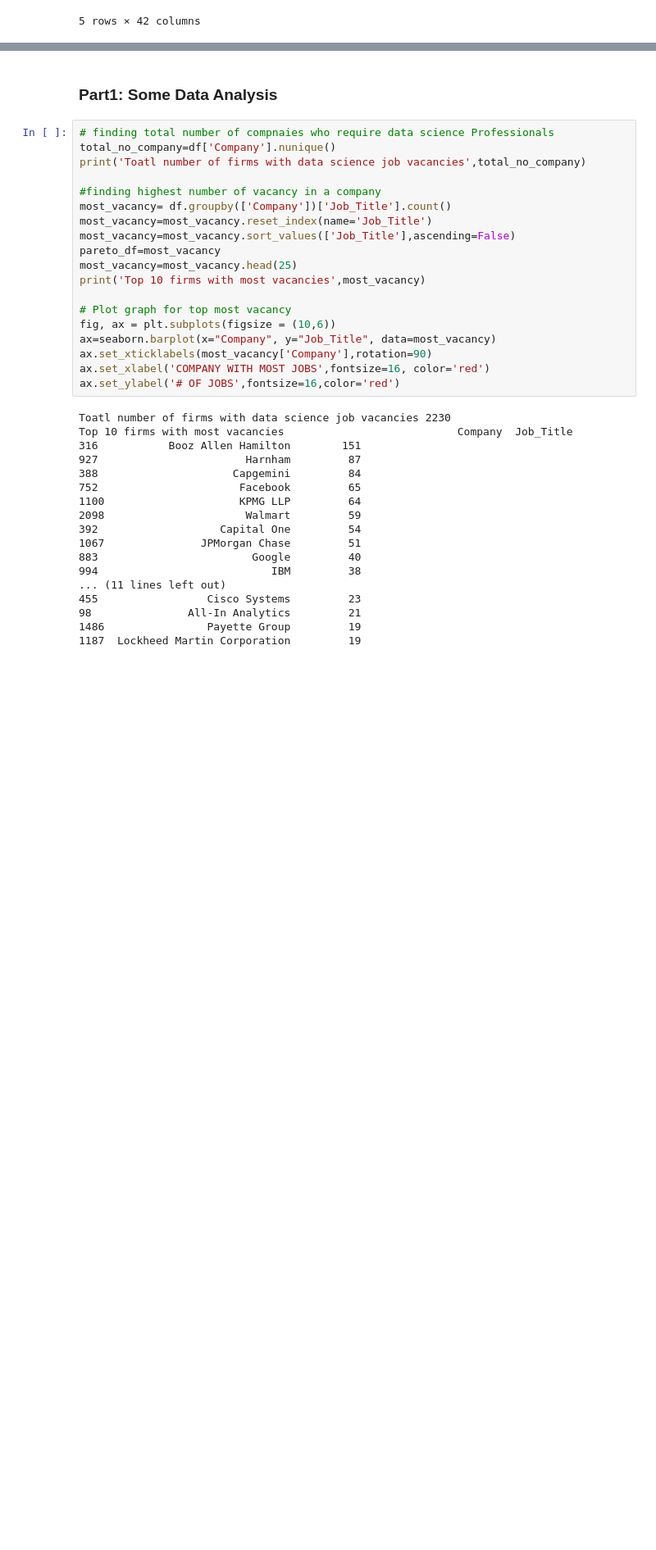
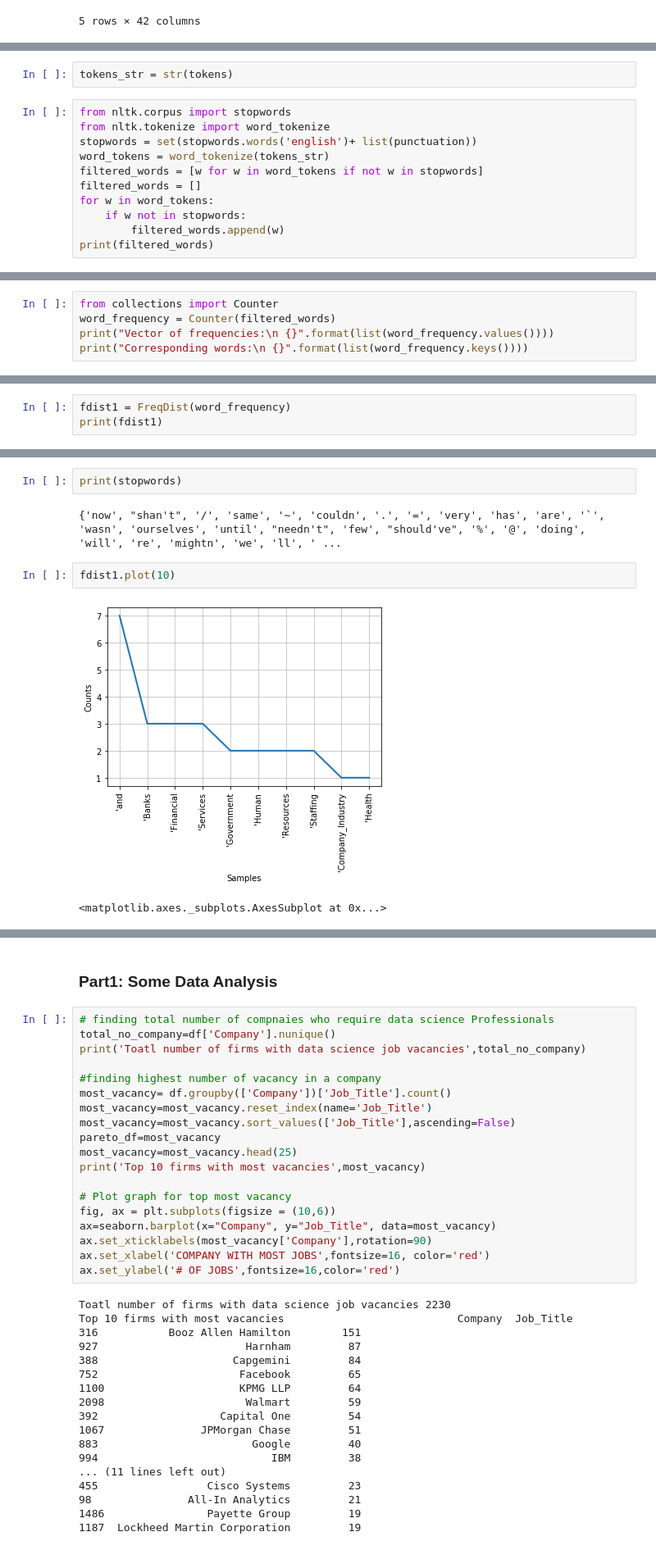
Before and after one commit to jiebai999/Data-Science-Job-Market-Final, a Jupyter notebook: Salary Prediction .ipynb, the cells around one changed output, grey strips where cells are left out. Shown: that part at 82% size. Cells and saved outputs as stored; diff of their text form; blank space fills up the shorter version.

```diff
--- a/Salary Prediction .ipynb
+++ b/Salary Prediction .ipynb
@@ -69,0 +185,13 @@ dtype: object
+# %%
+tokens_str = str(tokens)
+# %%
+from nltk.corpus import stopwords
+from nltk.tokenize import word_tokenize
+stopwords = set(stopwords.words('english')+ list(punctuation))
+word_tokens = word_tokenize(tokens_str)
+filtered_words = [w for w in word_tokens if not w in stopwords]
+filtered_words = []
+for w in word_tokens:
+    if w not in stopwords:
+        filtered_words.append(w)
+print(filtered_words)
@@ -69,0 +200,5 @@ dtype: object
+# %%
+from collections import Counter
+word_frequency = Counter(filtered_words)
+print("Vector of frequencies:\n {}".format(list(word_frequency.values())))
+print("Corresponding words:\n {}".format(list(word_frequency.keys())))
@@ -69,0 +231,3 @@ dtype: object
+# %%
+fdist1 = FreqDist(word_frequency)
+print(fdist1)
@@ -69,0 +253,9 @@ dtype: object
+# %%
+print(stopwords)
+# %% [output]
+{'now', "shan't", '/', 'same', '~', 'couldn', '.', '=', 'very', 'has', 'are', '`', 'wasn', 'ourselves', 'until', "needn't", 'few', "should've", '%', '@', 'doing', 'will', 're', 'mightn', 'we', 'll', ' ...
+# %%
+fdist1.plot(10)
+# %% [output]
+[figure, added]
+<matplotlib.axes._subplots.AxesSubplot at 0x...>
```
Also changed, not shown: parts of 43 cells of this notebook.
